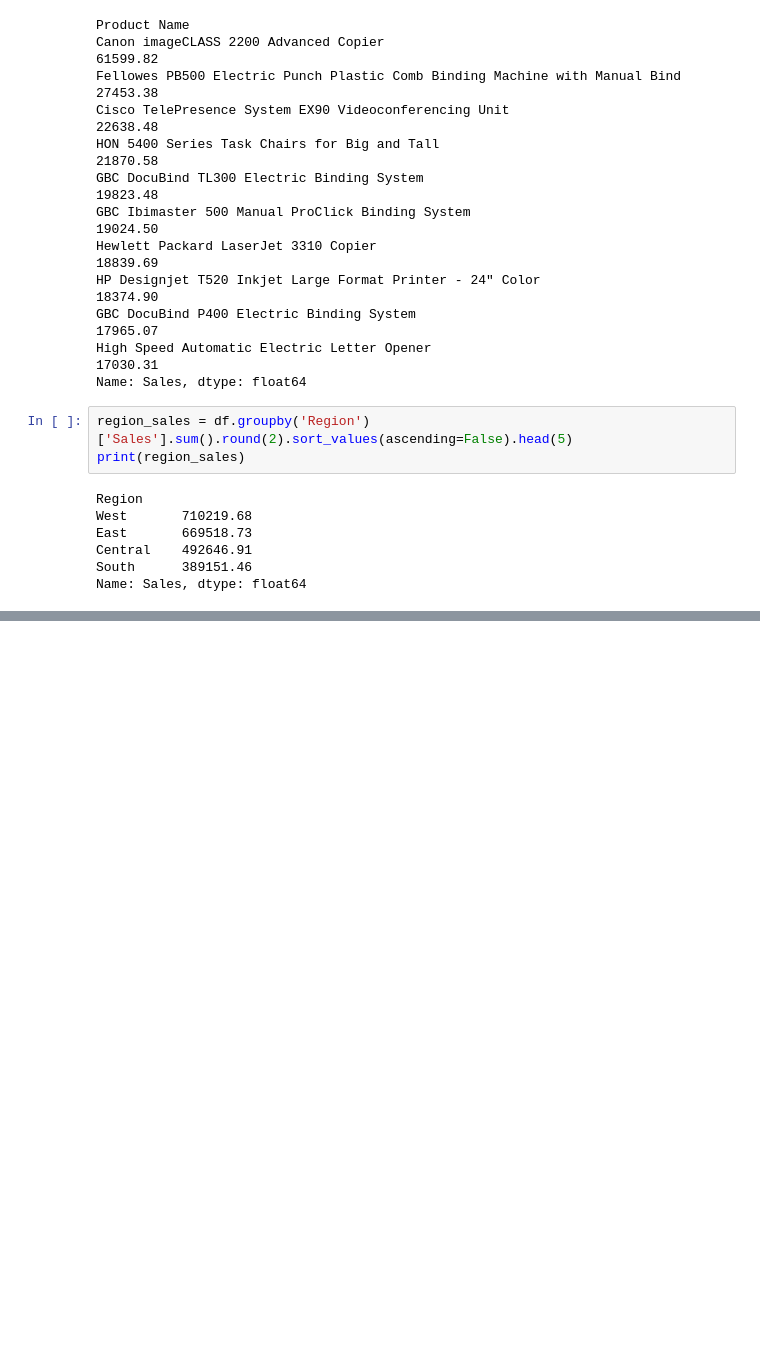
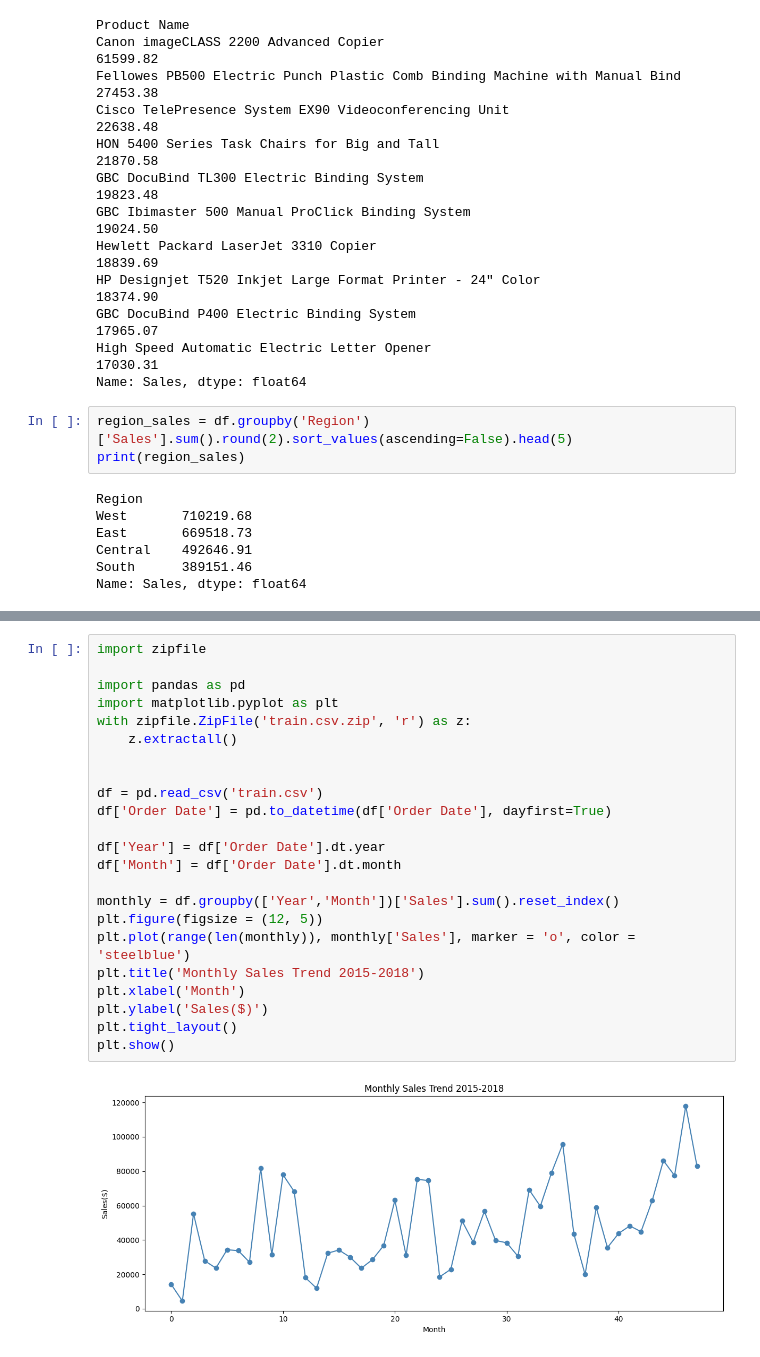
Before and after one commit to HRSZ615/Superstore-sales-analysis, a Jupyter notebook: superstore_sales_analysis.ipynb, the cells around one changed output, grey strips where cells are left out. Saved outputs shown, nothing was run; the diff lists cells and outputs as text; blank space fills up the shorter version.

```diff
--- a/superstore_sales_analysis.ipynb
+++ b/superstore_sales_analysis.ipynb
@@ -123,0 +138,25 @@ Name: Sales, dtype: float64
+# %%
+import zipfile
+
+import pandas as pd
+import matplotlib.pyplot as plt
+with zipfile.ZipFile('train.csv.zip', 'r') as z:
+    z.extractall()
+
+
+df = pd.read_csv('train.csv')
+df['Order Date'] = pd.to_datetime(df['Order Date'], dayfirst=True)
+
+df['Year'] = df['Order Date'].dt.year
+df['Month'] = df['Order Date'].dt.month
+
+monthly = df.groupby(['Year','Month'])['Sales'].sum().reset_index()
+plt.figure(figsize = (12, 5))
+plt.plot(range(len(monthly)), monthly['Sales'], marker = 'o', color = 'steelblue')
+plt.title('Monthly Sales Trend 2015-2018')
+plt.xlabel('Month')
+plt.ylabel('Sales($)')
+plt.tight_layout()
+plt.show()
+# %% [output]
+[figure, added]
```
Also changed, not shown: parts of 3 cells of this notebook.
